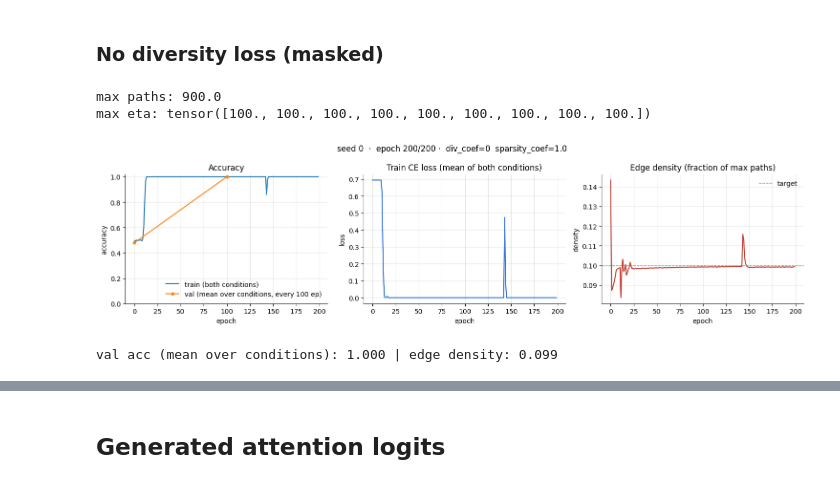
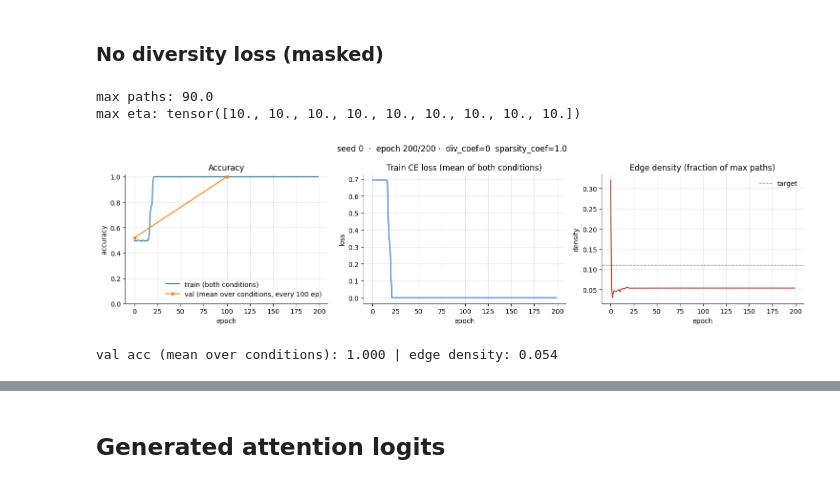
Before and after one commit to aryangarg794/sparse-ood-generalization, a Jupyter notebook: notebooks/basic_multimodality.ipynb, the cells around one changed output, grey strips where cells are left out. Saved outputs shown, nothing was run; the diff lists cells and outputs as text; code cells hidden in the pictures.

```diff
--- a/notebooks/basic_multimodality.ipynb
+++ b/notebooks/basic_multimodality.ipynb
@@ -805,6 +834,9 @@ def train(args, seed=0, plot=True, progress=None):
         div_coef = anneal_coef(epoch, args.div_anneal_start, args.div_anneal_end,
                                args.div_coef_start, args.div_coef_end) if args.div_anneal \
             else args.diversity_coef
+        if args.div_target_anneal:
+            div_floor.target = anneal_coef(epoch, args.div_target_anneal_start, args.div_target_anneal_end,
+                                           args.div_target_start, args.div_target_end)
         # Linear LR annealing from learning_rate to lr_min (None = constant LR)
         if args.lr_min is not None:
             for param_group in optimizer.param_groups:
@@ -838,7 +870,7 @@ def train(args, seed=0, plot=True, progress=None):
             loss2 = criterion(predictions, y_batch)
             acc+=(to_pred(predictions) == y_batch).float().sum().item()
 
-            diversity_loss, div_raw = diversity_loss_fn(w1, w2, args.div_type, div_floor, mass=2 ** args.num_layers,
+            diversity_loss, div_raw = diversity_loss_fn(w1, w2, args.div_type, div_floor, mass=2 ** args.num_layers if args.add_id else 1.0,
                                                         alpha=args.div_smooth, normalize=args.div_normalize)
             ent_loss = entropy_loss(w1) + entropy_loss(w2)
             # 'mask' has no path masks here, so the structural descriptor is eta.
@@ -846,7 +878,8 @@ def train(args, seed=0, plot=True, progress=None):
             keep = y_batch == args.contrast_label if args.contrast_label is not None else \
                 torch.ones_like(y_batch, dtype=torch.bool)
             contrast_loss = contrastive_terms(h1[keep], h2[keep], w1[keep], w2[keep], args.contrast_on,
-                                              args.contrast_tau) if args.contrast_coef and keep.sum() > 1 else \
+                                              args.contrast_tau, heads=model.contrast_heads) \
+                if args.contrast_coef and keep.sum() > 1 else \
                 torch.zeros((), device=DEVICE)
 
             sparse_loss = torch.linalg.vector_norm(w1.sum(dim=-1).squeeze(-1), ord=0.5,dim=-1).mean() + \
@@ -874,6 +907,8 @@ def train(args, seed=0, plot=True, progress=None):
         status = [f"L {train_loss:.3f}", f"acc {acc:.3f}"]
         if div_coef:
             status.append(f"div {div_raw_running:.3f}@{div_coef:.3g}")
+            if args.div_target_anneal:
+                status.append(f"tgt {div_floor.target:.3g}")
             if args.div_floor == 'soft':
                 status.append(f"lam {div_floor.lam:.2f}")
         if args.sparsity_coef:
@@ -1203,7 +1345,7 @@ args.seeds = tuple(range(24))
 args.lr_min = 3e-5
 
 
-args.diversity_coef = 3.0
+args.diversity_coef = 10.0
 args.sparsity_coef = 0.0
 args.rep_coef = 0.0
 args.div_smooth = None
@@ -4020,7 +4163,10 @@ class MaskedArgs(Args):
     start_temp: float = 1.0       # gumbel temperature at epoch 0
     end_temp: float = 0.1         # annealed to this by the last epoch
     mask_bias: float = 0.5        # logit bias; >0 keeps most edges alive at init
-    target_density: float = 0.1   # fraction of max paths the sparsity loss aims for
+    target_density: float = 0.1   # fraction of max paths the sparsity loss aims for (upper bound of the band)
+    target_density_min: float | None = None   # lower bound of the free band [min, target_density]; below it density
+                                              # is pushed back up. None: 'squared' pulls to target_density from both
+                                              # sides, 'hard' has no lower barrier
     sparsity_floor: str = 'squared'   # 'squared': pulled to target_density from both sides; 'hard': free
                                       # bits, density below target_density is free, only the excess is penalised
     sparsity_coef: float = 1.0
@@ -4100,6 +4246,9 @@ def train_masked(args, seed=0):
         div_coef = anneal_coef(epoch, args.div_anneal_start, args.div_anneal_end,
                                args.div_coef_start, args.div_coef_end) if args.div_anneal \
             else args.diversity_coef
+        div_target = anneal_coef(epoch, args.div_target_anneal_start, args.div_target_anneal_end,
+                                 args.div_target_start, args.div_target_end) if args.div_target_anneal \
+            else args.div_target
         # Linear LR annealing from learning_rate to lr_min (None = constant LR)
         if args.lr_min is not None:
             for param_group in optimizer.param_groups:
@@ -4152,16 +4301,17 @@ def train_masked(args, seed=0):
                 edges1 = m1_un.sum(dim=(-2, -1)) / model.max_paths
                 edges2 = m2_un.sum(dim=(-2, -1)) / model.max_paths
 
-            sparse_loss = model._enforce_sparsity(m1, args.target_density, args.sparsity_floor) + \
-                model._enforce_sparsity(m2, args.target_density, args.sparsity_floor)
+            sparse_loss = model._enforce_sparsity(m1, args.target_density, args.sparsity_floor,
+                                                  args.target_density_min) + \
+                model._enforce_sparsity(m2, args.target_density, args.sparsity_floor, args.target_density_min)
 
             if args.div_masked_probs:
                 # on the masked attention flow (eta over masked_probs), normalised per example
-                diversity_loss, div_raw = diversity_loss_fn(w1, w2, args.div_type, args.div_target, args.div_floor,
+                diversity_loss, div_raw = diversity_loss_fn(w1, w2, args.div_type, div_target, args.div_floor,
                                                            normalize=True)
             else:
-                diversity_loss, div_raw = diversity_loss_fn(m1, m2, args.div_type, args.div_target, args.div_floor,
-                                                           scale=model.max_paths, alpha=args.div_smooth)
+                diversity_loss, div_raw = diversity_loss_fn(m1, m2, args.div_type, div_target, args.div_floor,
+                                                           scale=model.max_paths, alpha=args.div_smooth, is_mask=True)
             ent_loss = entropy_loss(m1) + entropy_loss(m2)
             contrast_loss = contrastive_terms(h0, h1, m1_paths, m2_paths, args.contrast_on,
                                               args.contrast_tau) if args.contrast_coef else \
@@ -4203,6 +4353,8 @@ def train_masked(args, seed=0):
         status = [f"L {train_loss:.3f}", f"acc {acc:.3f}", f"den {density:.2f}"]
         if div_coef:
             status.append(f"div {div_raw_running:.3f}@{div_coef:.3g}")
+            if args.div_target_anneal:
+                status.append(f"tgt {div_target:.3g}")
         if args.sparsity_coef:
             status.append(f"sp {sparse_running:.3f}")
         if args.entropy_coef:
@@ -4822,42 +4989,44 @@ import numpy as np
 args = MaskedArgs()
 args.batch_size = 256
 args.epochs = 200
 args.learning_rate = 3e-4
 args.max_grad_norm = 10000.0
 args.num_val = 200
 args.num_train = 8000
 args.share_wv = False
 args.hyper_bias_init = False   # read by MaskedTransformerAgent but missing from the masked section's Args
 
-args.div_type = 'product'
-args.div_smooth = 0.01
-args.diversity_coef = 0.0
+
 args.sparsity_coef = 1.0
 args.mask_bias = 0.5
 args.rank = 1
 args.separate_mask = False
-args.target_density = 0.1
+args.target_density = 0.11
+args.target_density_min = 0.02
 args.sparsity_floor = 'squared'
 
+args.div_type = 'product'
+args.div_smooth = 0.01
+args.diversity_coef = 0.0
 args.div_anneal = False
 args.div_anneal_start = 0
 args.div_anneal_end = 0
 args.div_coef_start = 0.0
 args.div_coef_end = 0.1
 args.div_target = 0.05
 args.div_floor = 'squared'
 
 args.loss = 'ce'
 args.width = 3
-args.num_layers = 2
+args.num_layers = 1
 
 val_acc_masked_nodiv, test_accs_masked_nodiv, model_masked_nodiv = train_masked(args, seed=0)
 print(f"val acc (mean over conditions): {val_acc_masked_nodiv:.3f} | edge density: {model_masked_nodiv.last_density:.3f}")
 # %% [output]
-max paths: 900.0
-max eta: tensor([100., 100., 100., 100., 100., 100., 100., 100., 100.])
+max paths: 90.0
+max eta: tensor([10., 10., 10., 10., 10., 10., 10., 10., 10.])
-[figure, old version]
+[figure, new version]
-val acc (mean over conditions): 1.000 | edge density: 0.099
+val acc (mean over conditions): 1.000 | edge density: 0.054
 # %%
 from sparse_generalization.data.shapes.constants import SHAPES_TO_IDX
 
```
Also changed, not shown: parts of 16 cells of this notebook.
